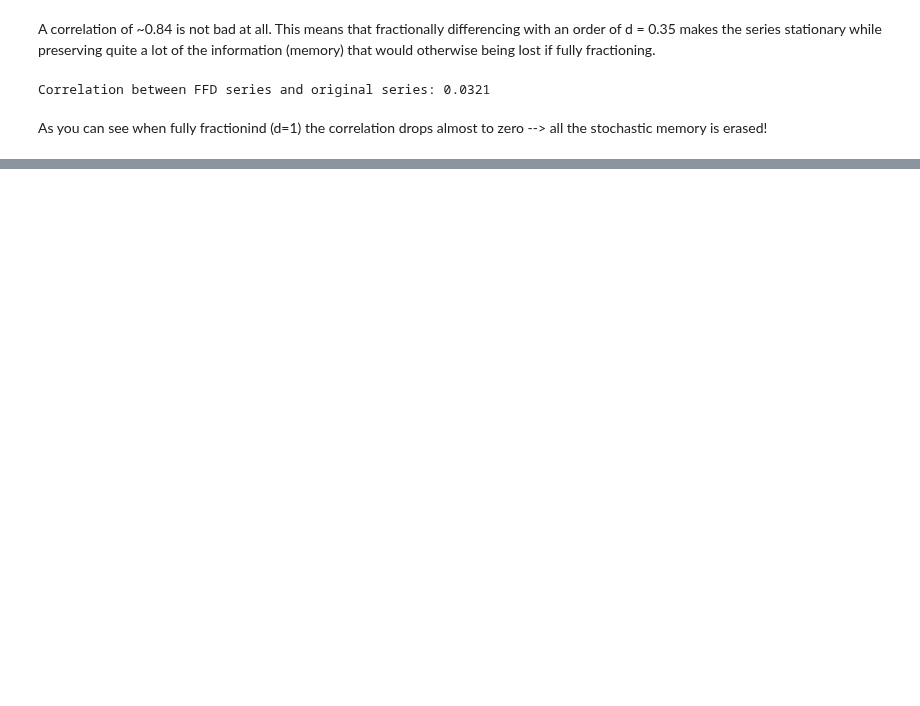
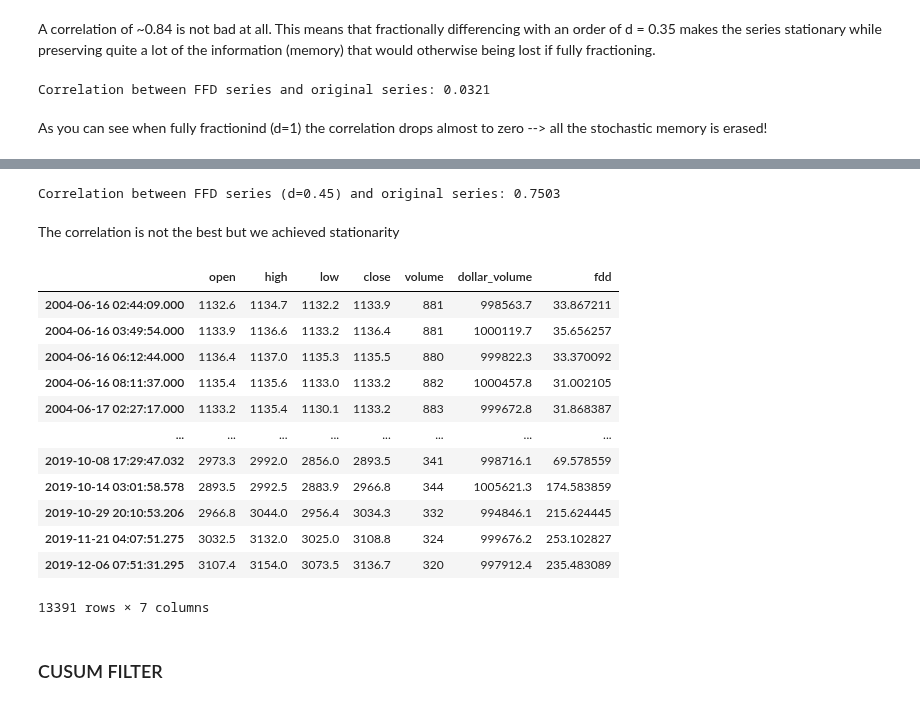
Before and after one commit to dgalassi99/quant-lab, a Jupyter notebook: book_projects/Advances_Financial_Machine_Learning/projects/Classification_with_fracdiff.ipynb, the cells around one changed output, grey strips where cells are left out. Cells and saved outputs as stored; diff of their text form; code cells hidden in the pictures; blank space fills up the shorter version.

```diff
--- a/book_projects/Advances_Financial_Machine_Learning/projects/Classification_with_fracdiff.ipynb
+++ b/book_projects/Advances_Financial_Machine_Learning/projects/Classification_with_fracdiff.ipynb
@@ -264,0 +363,32 @@ As you can see when fully fractionind (d=1) the correlation drops almost to zero
+# %%
+#apply frac diff using the minium d
+#apply FFD and find the minium d value that makes the series stationary
+
+#parameters for FFD
+d = 0.0
+d_max = 2
+step = 0.05
+tau = 1e-5
+#get a series object from log_price_cumsum
+close = pd.DataFrame(df['close'], columns=['close'])
+# %%
+while d <= d_max:
+    series_fd = fracDiff_FFD(close, d=d, thres=tau)
+    series_fd_col = series_fd.close.dropna()
+
+    #skip if the result of afd is empty
+    if len(series_fd_col) == 0:
+        # skip to next d
+        d += step
+        continue
+
+    result_adf = adfuller(series_fd_col)
+    print(f'ADF Statistic for FFD Y with d={round(d,2)}: {round(result_adf[0],4)} with p-value: {round(result_adf[1],4)}')
+
+    if result_adf[1] < 0.05:
+        print(f'Minimum d to get a p-val below 5% is {round(d,2)}')
+        break
+
+    d += step
+
+d_optimal = d
@@ -264,0 +411,4 @@ As you can see when fully fractionind (d=1) the correlation drops almost to zero
+# %%
+#perform FFD with d_min such that ADF is passed
+close_fdd = fracDiff_FFD(close, d=d_optimal, thres=tau)
+close_fdd
@@ -264,0 +429,30 @@ As you can see when fully fractionind (d=1) the correlation drops almost to zero
+# %%
+fdd_series = close_fdd.close.dropna()
+original_series = close.loc[close.index,'close']
+correlation = original_series.corr(fdd_series)
+print(f"Correlation between FFD series (d={round(d_optimal,2)}) and original series: {correlation:.4f}")
+# %% [output]
+Correlation between FFD series (d=0.45) and original series: 0.7503
+# %% [markdown]
+The correlation is not the best but we achieved stationarity
+# %%
+#align starting df with fdd series
+df = df.loc[close_fdd.index]
+df['fdd'] = close_fdd
+df
+# %% [output]
+|  | open | high | low | close | volume | dollar_volume | fdd |
+| 2004-06-16 02:44:09.000 | 1132.6 | 1134.7 | 1132.2 | 1133.9 | 881 | 998563.7 | 33.867211 |
+| 2004-06-16 03:49:54.000 | 1133.9 | 1136.6 | 1133.2 | 1136.4 | 881 | 1000119.7 | 35.656257 |
+| 2004-06-16 06:12:44.000 | 1136.4 | 1137.0 | 1135.3 | 1135.5 | 880 | 999822.3 | 33.370092 |
+| 2004-06-16 08:11:37.000 | 1135.4 | 1135.6 | 1133.0 | 1133.2 | 882 | 1000457.8 | 31.002105 |
+| 2004-06-17 02:27:17.000 | 1133.2 | 1135.4 | 1130.1 | 1133.2 | 883 | 999672.8 | 31.868387 |
+| ... | ... | ... | ... | ... | ... | ... | ... |
+| 2019-10-08 17:29:47.032 | 2973.3 | 2992.0 | 2856.0 | 2893.5 | 341 | 998716.1 | 69.578559 |
+| 2019-10-14 03:01:58.578 | 2893.5 | 2992.5 | 2883.9 | 2966.8 | 344 | 1005621.3 | 174.583859 |
+| 2019-10-29 20:10:53.206 | 2966.8 | 3044.0 | 2956.4 | 3034.3 | 332 | 994846.1 | 215.624445 |
+| 2019-11-21 04:07:51.275 | 3032.5 | 3132.0 | 3025.0 | 3108.8 | 324 | 999676.2 | 253.102827 |
+| 2019-12-06 07:51:31.295 | 3107.4 | 3154.0 | 3073.5 | 3136.7 | 320 | 997912.4 | 235.483089 |
+13391 rows × 7 columns
+# %% [markdown]
+### CUSUM FILTER
```
Also changed, not shown: parts of 42 cells of this notebook, 3 other files.
